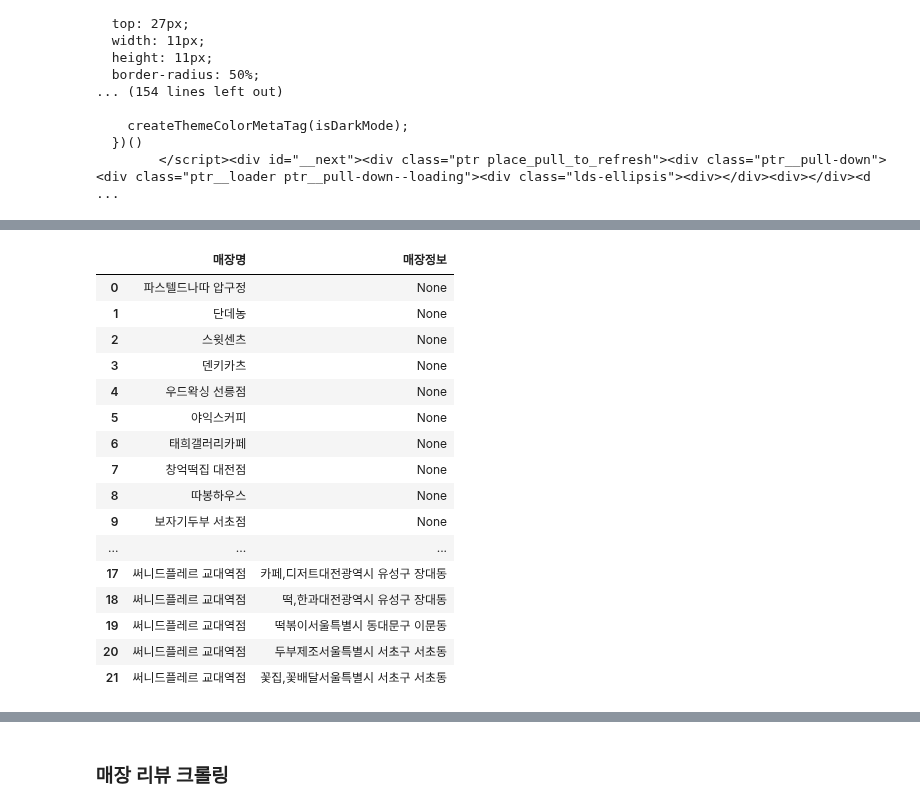
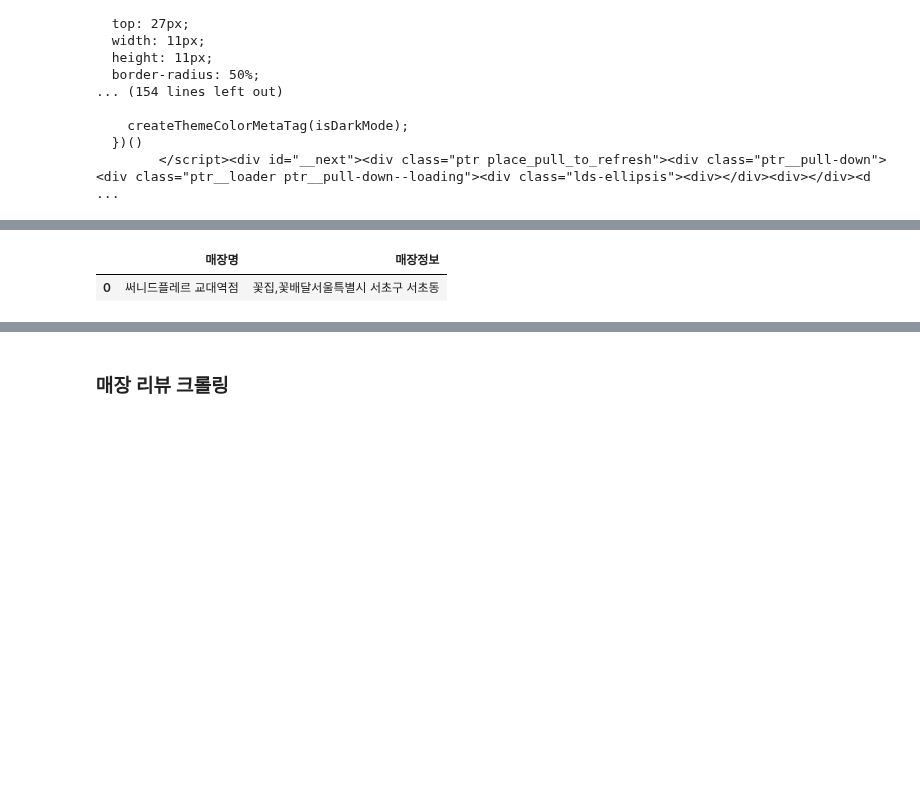
Before and after one commit to Lunch-Lab/data, a Jupyter notebook: naver_user_scraping.ipynb, the cells around one changed output, grey strips where cells are left out. Cells and saved outputs as stored; diff of their text form; code cells hidden in the pictures; blank space fills up the shorter version.

```diff
--- a/naver_user_scraping.ipynb
+++ b/naver_user_scraping.ipynb
@@ -114,9 +133,8 @@ for element in ptr_children_elements:
 # %%
-import pandas as pd
-from selenium.webdriver.common.by import By
 
 # 빈 데이터프레임 생성
-df = pd.DataFrame(columns=['매장명', '매장정보'])
+df = pd.DataFrame(columns=['매장명', '매장정보','리뷰 내용','태그','방문일자'])
+
 
 # ptr__children_elements를 찾아옵니다.
 ptr_children_elements = driver.find_elements(By.CLASS_NAME, 'ptr__children')
@@ -125,23 +143,17 @@ ptr_children_elements = driver.find_elements(By.CLASS_NAME, 'ptr__children')
 for ptr_element in ptr_children_elements:
     # ptr_element에서 _1QGRWW 클래스를 찾습니다.
     _1qgrww_elements = ptr_element.find_elements(By.CLASS_NAME, '_1QGRWW')
+    _2vBfgu_elements = ptr_element.find_elements(By.CLASS_NAME, '_2vBfgu')
 
     # _1QGRWW 클래스가 존재하는 경우에 대한 처리를 수행합니다.
     if _1qgrww_elements:
         for _1qgrww_element in _1qgrww_elements:
             # 데이터프레임에 추가
             df = df.append({'매장명': _1qgrww_element.text, '매장정보': None}, ignore_index=True)
+    if _2vBfgu_elements:
+        for _2vBfgu_element in _2vBfgu_elements:
+            # 데이터프레임에 추가
+            df = df.append({'매장명': _1qgrww_element.text, '매장정보': _2vBfgu_element.text}, ignore_index=True)
 
-    # ptr_element에서 _2vBfgu 클래스를 찾습니다.
-    _2vBfgu_elements = ptr_element.find_elements(By.CLASS_NAME, '_2vBfgu')
-
-    # _2vBfgu 클래스가 존재하는 경우에 대한 처리를 수행합니다.
-    if _2vBfgu_elements:
-        # 두 번째 루프에서는 _2vBfgu_element를 사용합니다.
-        _2vBfgu_element = _2vBfgu_elements[0]  # 예시로 첫 번째 element만 사용하는 경우
-        # 데이터프레임에 추가
-        df = df.append({'매장명': None, '매장정보': _2vBfgu_element.text}, ignore_index=True)
-
-# 결과 확인
-print(df)
+df
 # %% [output]
@@ -161,47 +228,40 @@ print(df)
 # %%
 import pandas as pd
 from selenium.webdriver.common.by import By
 
 # 빈 데이터프레임 생성
 df = pd.DataFrame(columns=['매장명', '매장정보'])
 
 # ptr__children_elements를 찾아옵니다.
 ptr_children_elements = driver.find_elements(By.CLASS_NAME, 'ptr__children')
 
 # 각 ptr__children 요소에 대해 반복합니다.
 for ptr_element in ptr_children_elements:
     # ptr_element에서 _1QGRWW 클래스를 찾습니다.
     _1qgrww_elements = ptr_element.find_elements(By.CLASS_NAME, '_1QGRWW')
     _2vBfgu_elements = ptr_element.find_elements(By.CLASS_NAME, '_2vBfgu')
+    z0t_8b_elements = ptr_element.find_elements(By.CLASS_NAME, 'z0t_8b')
 
     # _1QGRWW 클래스가 존재하는 경우에 대한 처리를 수행합니다.
     if _1qgrww_elements:
         for _1qgrww_element in _1qgrww_elements:
-            # 데이터프레임에 추가
-            df = df.append({'매장명': _1qgrww_element.text, '매장정보': None}, ignore_index=True)
+            restaurant = _1qgrww_element.text if len(_1qgrww_element.text) > 0 else '없음'
 
-    if _2vBfgu_elements:
-        for _2vBfgu_element in _2vBfgu_elements:
-            # 데이터프레임에 추가
-            df = df.append({'매장명': _1qgrww_element.text, '매장정보': _2vBfgu_element.text}, ignore_index=True)
+        if _2vBfgu_elements:
+            for _2vBfgu_element in _2vBfgu_elements:
+                category_location = _2vBfgu_element.text if len(_2vBfgu_element.text) > 0 else '없음'
+                # category = category_location[0].text if len(category_location) > 0 else '없음'
+                # location = category_location[1].text if len(category_location) > 1 else '없음'
+
+    if z0t_8b_elements:
+        for z0t_8b_element in z0t_8b_elements:
+            review_text = z0t_8b_element.text if len(z0t_8b_element.text) > 0 else '없음'
+
+        # df에 데이터 추가
+        df = df.append({'매장명': _1qgrww_element.text, '매장정보': _2vBfgu_element.text}, ignore_index=True)
 
 # 결과 확인
 df
 # %% [output]
 |  | 매장명 | 매장정보 |
-| 0 | 파스텔드나따 압구정 | None |
-| 1 | 단데농 | None |
-| 2 | 스윗센츠 | None |
-| 3 | 덴키카츠 | None |
-| 4 | 우드왁싱 선릉점 | None |
-| 5 | 야익스커피 | None |
-| 6 | 태희갤러리카페 | None |
-| 7 | 창억떡집 대전점 | None |
-| 8 | 따봉하우스 | None |
-| 9 | 보자기두부 서초점 | None |
-| ... | ... | ... |
-| 17 | 써니드플레르 교대역점 | 카페,디저트대전광역시 유성구 장대동 |
-| 18 | 써니드플레르 교대역점 | 떡,한과대전광역시 유성구 장대동 |
-| 19 | 써니드플레르 교대역점 | 떡볶이서울특별시 동대문구 이문동 |
-| 20 | 써니드플레르 교대역점 | 두부제조서울특별시 서초구 서초동 |
-| 21 | 써니드플레르 교대역점 | 꽃집,꽃배달서울특별시 서초구 서초동 |
+| 0 | 써니드플레르 교대역점 | 꽃집,꽃배달서울특별시 서초구 서초동 |
```
Also changed, not shown: parts of 9 cells of this notebook.
